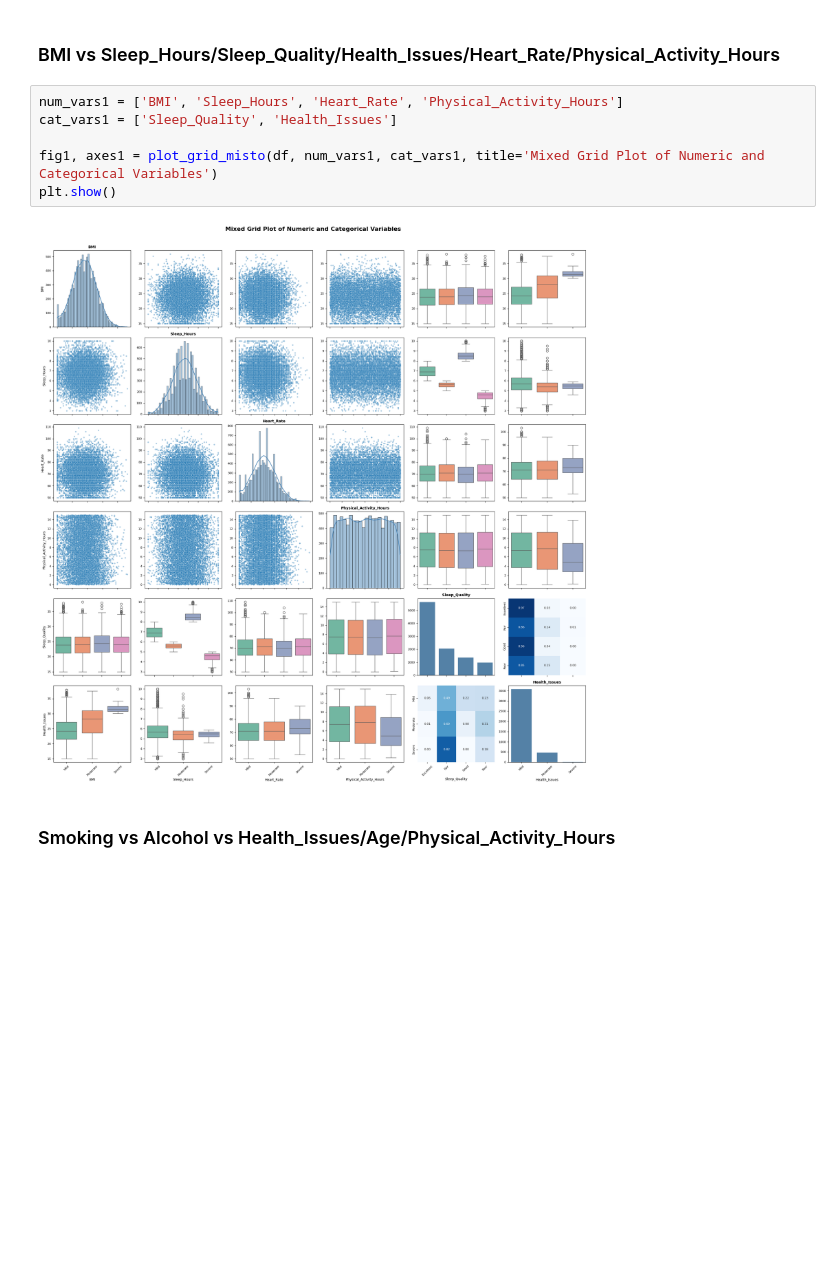
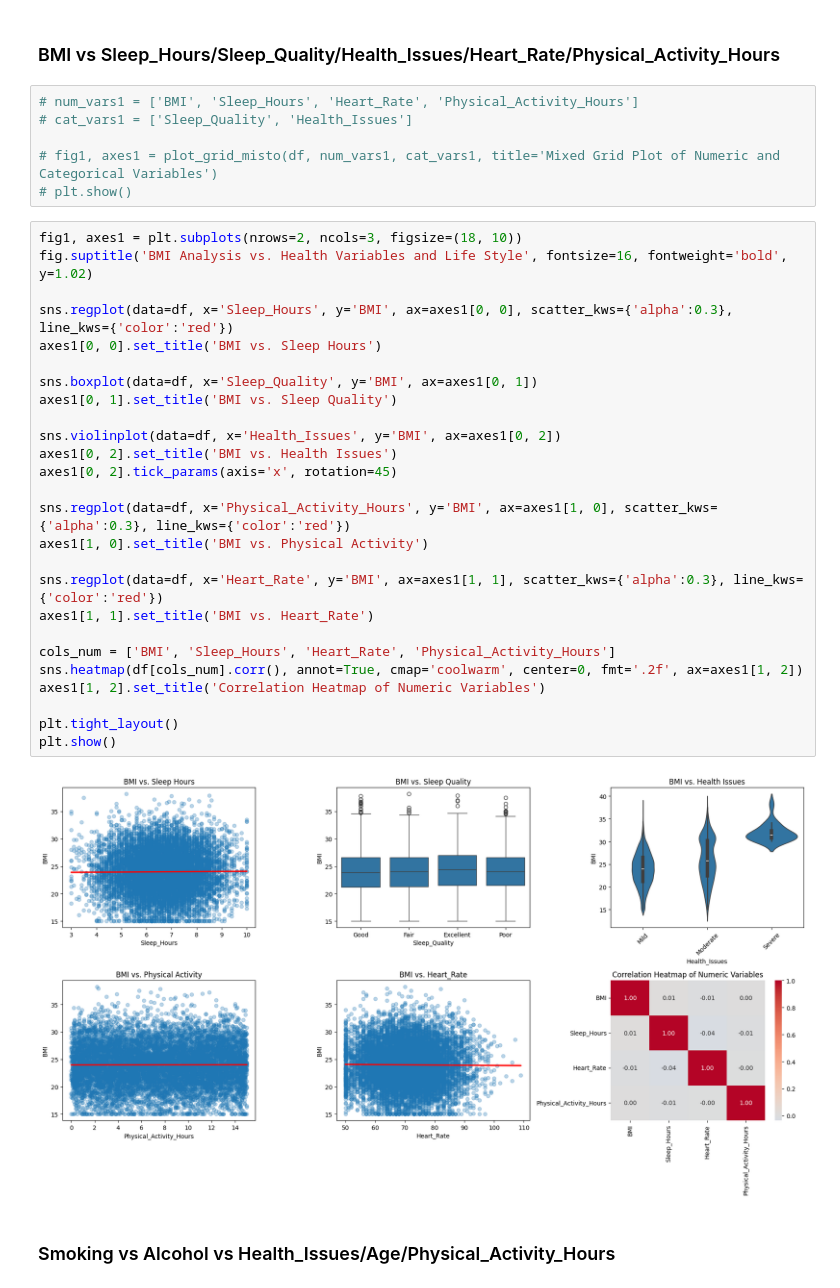
Before and after one commit to DKawaguch/Projeto_Alura_1, a Jupyter notebook: main.ipynb, the cells around one changed output. Cells and saved outputs as stored; diff of their text form; blank space fills up the shorter version.

```diff
--- a/main.ipynb
+++ b/main.ipynb
@@ -246,12 +350,38 @@ def plot_grid_misto(
 # %% [markdown]
 ### BMI vs Sleep_Hours/Sleep_Quality/Health_Issues/Heart_Rate/Physical_Activity_Hours
 # %%
-num_vars1 = ['BMI', 'Sleep_Hours', 'Heart_Rate', 'Physical_Activity_Hours']
-cat_vars1 = ['Sleep_Quality', 'Health_Issues']
+# num_vars1 = ['BMI', 'Sleep_Hours', 'Heart_Rate', 'Physical_Activity_Hours']
+# cat_vars1 = ['Sleep_Quality', 'Health_Issues']
 
-fig1, axes1 = plot_grid_misto(df, num_vars1, cat_vars1, title='Mixed Grid Plot of Numeric and Categorical Variables')
-plt.show()
+# fig1, axes1 = plot_grid_misto(df, num_vars1, cat_vars1, title='Mixed Grid Plot of Numeric and Categorical Variables')
+# plt.show()
-# %% [output]
-[figure, removed]
+# %%
+fig1, axes1 = plt.subplots(nrows=2, ncols=3, figsize=(18, 10))
+fig.suptitle('BMI Analysis vs. Health Variables and Life Style', fontsize=16, fontweight='bold', y=1.02)
+
+sns.regplot(data=df, x='Sleep_Hours', y='BMI', ax=axes1[0, 0], scatter_kws={'alpha':0.3}, line_kws={'color':'red'})
+axes1[0, 0].set_title('BMI vs. Sleep Hours')
+
+sns.boxplot(data=df, x='Sleep_Quality', y='BMI', ax=axes1[0, 1])
+axes1[0, 1].set_title('BMI vs. Sleep Quality')
+
+sns.violinplot(data=df, x='Health_Issues', y='BMI', ax=axes1[0, 2])
+axes1[0, 2].set_title('BMI vs. Health Issues')
+axes1[0, 2].tick_params(axis='x', rotation=45)
+
+sns.regplot(data=df, x='Physical_Activity_Hours', y='BMI', ax=axes1[1, 0], scatter_kws={'alpha':0.3}, line_kws={'color':'red'})
+axes1[1, 0].set_title('BMI vs. Physical Activity')
+
+sns.regplot(data=df, x='Heart_Rate', y='BMI', ax=axes1[1, 1], scatter_kws={'alpha':0.3}, line_kws={'color':'red'})
+axes1[1, 1].set_title('BMI vs. Heart_Rate')
+
+cols_num = ['BMI', 'Sleep_Hours', 'Heart_Rate', 'Physical_Activity_Hours']
+sns.heatmap(df[cols_num].corr(), annot=True, cmap='coolwarm', center=0, fmt='.2f', ax=axes1[1, 2])
+axes1[1, 2].set_title('Correlation Heatmap of Numeric Variables')
+
+plt.tight_layout()
+plt.show()
+# %% [output]
+[figure, added]
 # %% [markdown]
 ### Smoking vs Alcohol vs Health_Issues/Age/Physical_Activity_Hours
```
Also changed, not shown: parts of 12 cells of this notebook.
